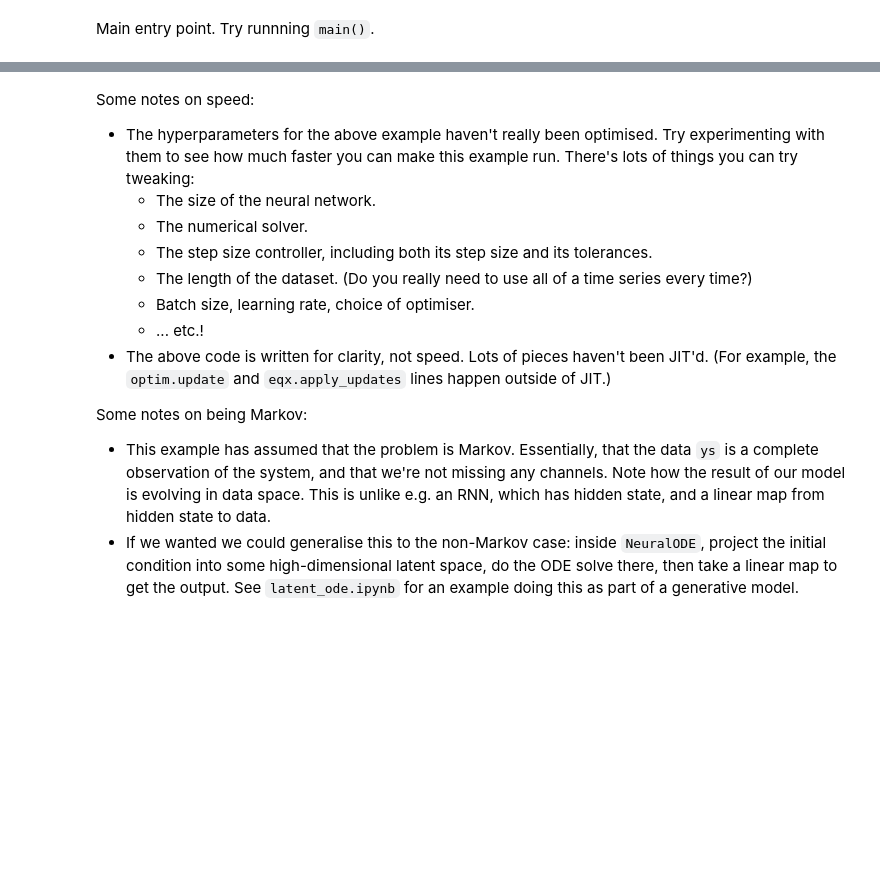
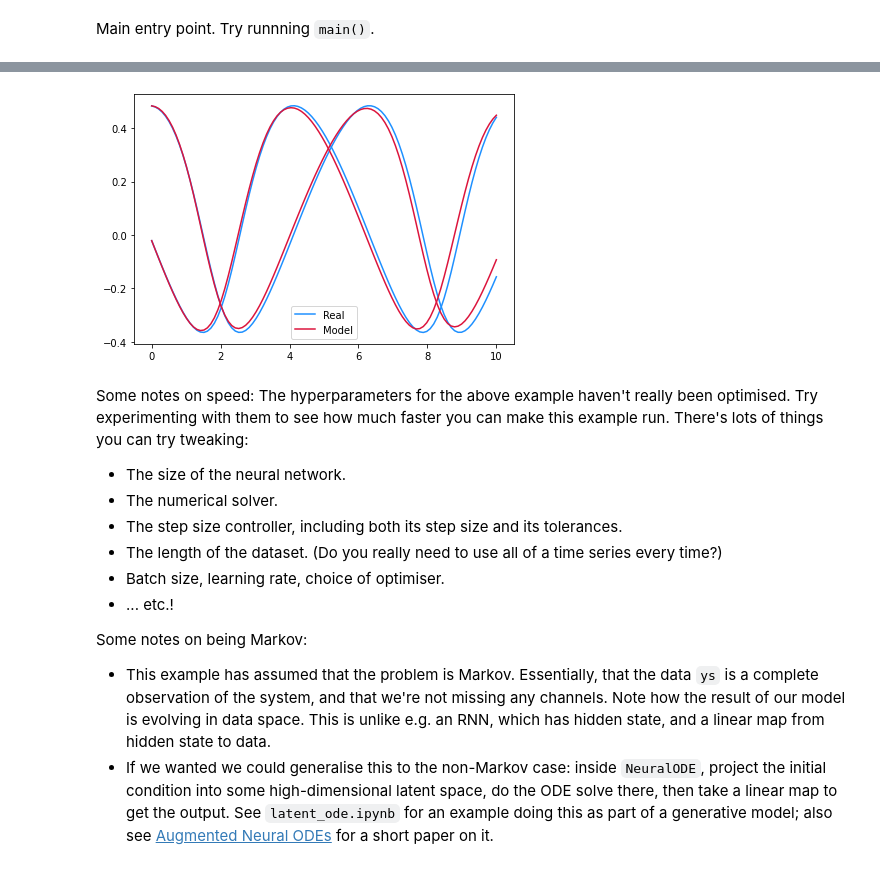
Before and after one commit to patrick-kidger/diffrax, a Jupyter notebook: examples/neural_ode.ipynb, the cells around one changed output, grey strips where cells are left out. Cells and saved outputs as stored; diff of their text form; code cells hidden in the pictures; blank space fills up the shorter version.

Commit message:
Updated neural ODE example

```diff
--- a/examples/neural_ode.ipynb
+++ b/examples/neural_ode.ipynb
@@ -28,10 +26,10 @@ then here we're now about to define the $f_\theta$ that appears on that right ha
 # %%
 class Func(eqx.Module):
-    impl: eqx.nn.MLP
+    mlp: eqx.nn.MLP
 
     def __init__(self, data_size, width_size, depth, *, key, **kwargs):
         super().__init__(**kwargs)
-        self.impl = eqx.nn.MLP(
+        self.mlp = eqx.nn.MLP(
             in_size=data_size,
             out_size=data_size,
             width_size=width_size,
@@ -40,9 +38,8 @@ class Func(eqx.Module):
             key=key,
         )
 
-    @eqx.filter_jit
     def __call__(self, t, y, args):
-        return self.impl(y)
+        return self.mlp(y)
 # %% [markdown]
 Here we wrap up the entire ODE solve into a model.
 # %%
@@ -92,10 +72,12 @@ def _get_data(ts, *, key):
         x = y / (1 + y)
         return jnp.stack([x[1], -x[0]], axis=-1)
 
-    solver = diffrax.tsit5(f)
+    solver = diffrax.Tsit5()
     dt0 = 0.1
     saveat = diffrax.SaveAt(ts=ts)
-    sol = diffrax.diffeqsolve(solver, ts[0], ts[-1], y0, dt0, saveat=saveat)
+    sol = diffrax.diffeqsolve(
+        diffrax.ODETerm(f), solver, ts[0], ts[-1], dt0, y0, saveat=saveat
+    )
     ys = sol.ys
     return ys
 
@@ -133,7 +115,7 @@ def main(
     depth=2,
     seed=5678,
     plot=True,
-    print_every=50,
+    print_every=100,
 ):
     key = jrandom.PRNGKey(seed)
     data_key, model_key, loader_key = jrandom.split(key, 3)
@@ -150,9 +132,16 @@ def main(
     # minimum.
 
     @eqx.filter_value_and_grad
-    def loss(model, ti, yi):
+    def grad_loss(model, ti, yi):
         y_pred = jax.vmap(model, in_axes=(None, 0))(ti, yi[:, 0])
         return jnp.mean((yi - y_pred) ** 2)
+
+    @eqx.filter_jit
+    def make_step(ti, yi, model, opt_state):
+        loss, grads = grad_loss(model, ti, yi)
+        updates, opt_state = optim.update(grads, opt_state)
+        model = eqx.apply_updates(model, updates)
+        return loss, model, opt_state
 
     for lr, steps, length in zip(lr_strategy, steps_strategy, length_strategy):
         optim = optax.adabelief(lr)
@@ -163,12 +152,10 @@ def main(
             range(steps), dataloader((_ys,), batch_size, key=loader_key)
         ):
             start = time.time()
-            value, grads = loss(model, _ts, yi)
-            updates, opt_state = optim.update(grads, opt_state)
-            model = eqx.apply_updates(model, updates)
+            loss, model, opt_state = make_step(_ts, yi, model, opt_state)
             end = time.time()
             if (step % print_every) == 0 or step == steps - 1:
-                print(f"Step: {step}, Loss: {value}, Computation time: {end - start}")
+                print(f"Step: {step}, Loss: {loss}, Computation time: {end - start}")
 
     if plot:
         plt.plot(ts, ys[0, :, 0], c="dodgerblue", label="Real")
@@ -181,4 +168,7 @@ def main(
         plt.savefig("neural_ode.png")
         plt.show()
 
-    return ts, ys, model, value  # Model and final loss
+    return ts, ys, model
+# %%
+_ = main()
+# %% [output]
@@ -185,14 +187,14 @@ def main(
+[figure, added]
 # %% [markdown]
 Some notes on speed:
-- The hyperparameters for the above example haven't really been optimised. Try experimenting with them to see how much faster you can make this example run. There's lots of things you can try tweaking:
-    - The size of the neural network.
-    - The numerical solver.
-    - The step size controller, including both its step size and its tolerances.
-    - The length of the dataset. (Do you really need to use all of a time series every time?)
-    - Batch size, learning rate, choice of optimiser.
-    - ... etc.!
-- The above code is written for clarity, not speed. Lots of pieces haven't been JIT'd. (For example, the `optim.update` and `eqx.apply_updates` lines happen outside of JIT.)
+The hyperparameters for the above example haven't really been optimised. Try experimenting with them to see how much faster you can make this example run. There's lots of things you can try tweaking:
+- The size of the neural network.
+- The numerical solver.
+- The step size controller, including both its step size and its tolerances.
+- The length of the dataset. (Do you really need to use all of a time series every time?)
+- Batch size, learning rate, choice of optimiser.
+- ... etc.!
 
 Some notes on being Markov:
 - This example has assumed that the problem is Markov. Essentially, that the data `ys` is a complete observation of the system, and that we're not missing any channels. Note how the result of our model is evolving in data space. This is unlike e.g. an RNN, which has hidden state, and a linear map from hidden state to data.
-- If we wanted we could generalise this to the non-Markov case: inside `NeuralODE`, project the initial condition into some high-dimensional latent space, do the ODE solve there, then take a linear map to get the output. See `latent_ode.ipynb` for an example doing this as part of a generative model.
+- If we wanted we could generalise this to the non-Markov case: inside `NeuralODE`, project the initial condition into some high-dimensional latent space, do the ODE solve there, then take a linear map to get the output. See `latent_ode.ipynb` for an example doing this as part of a generative model; also see [Augmented Neural ODEs](https://arxiv.org/abs/1904.01681) for a short paper on it.
```
Also changed, not shown: parts of 5 cells of this notebook.
